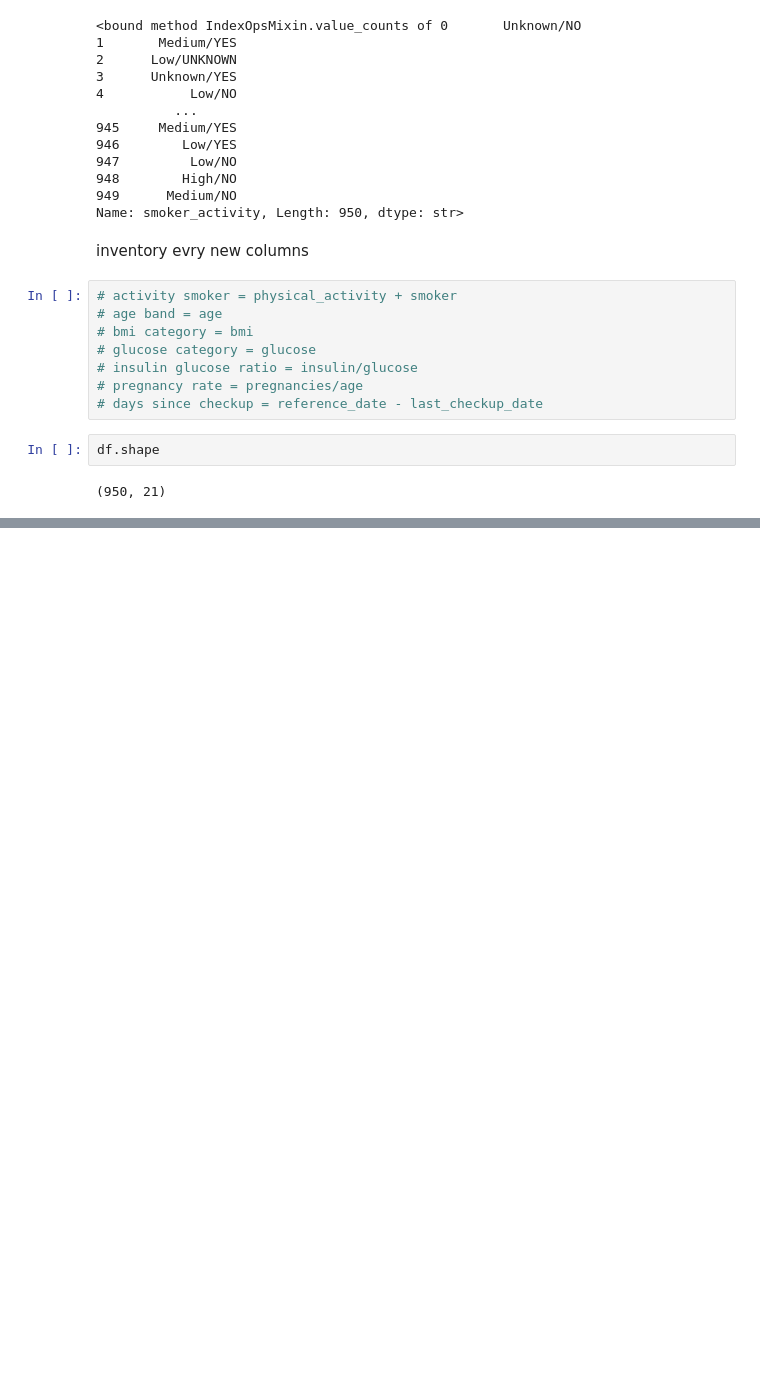
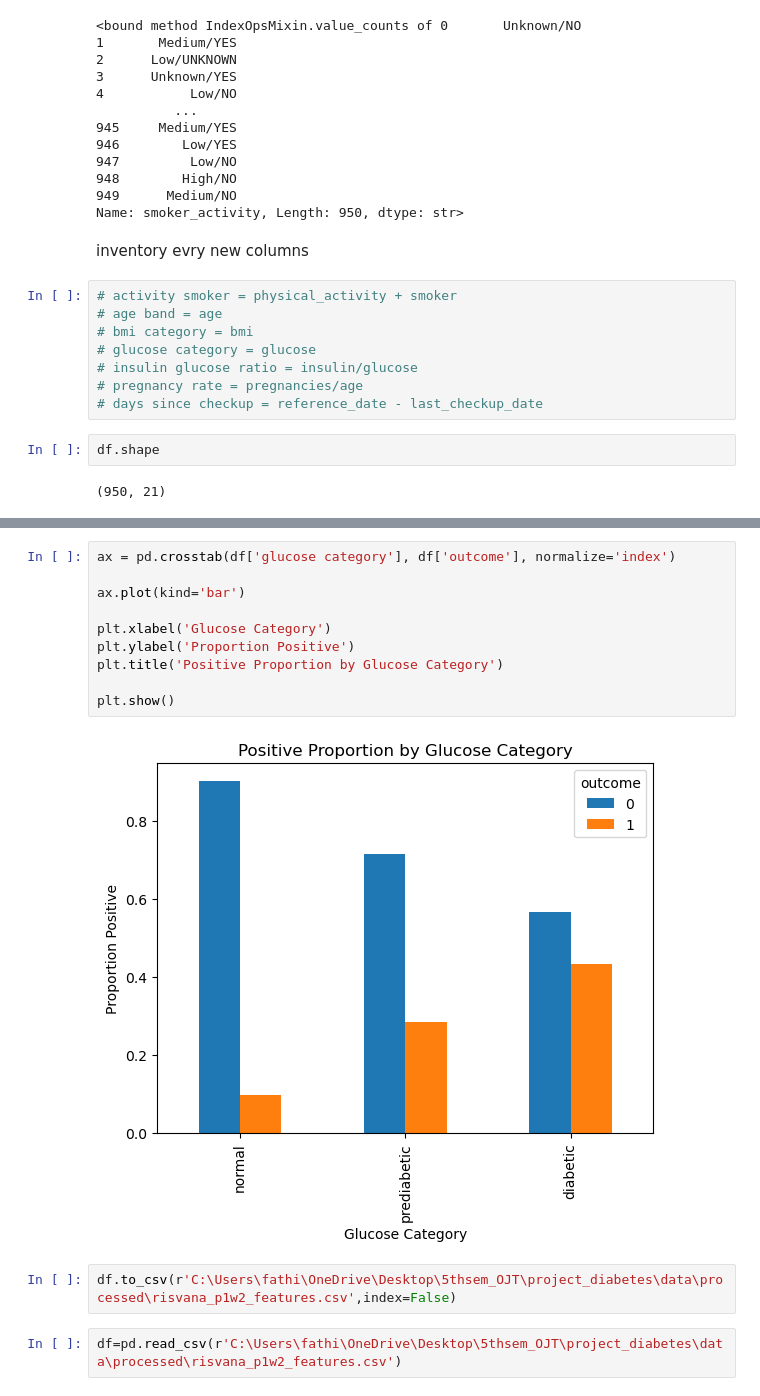
Before and after one commit to risvana-a/project1-diabates, a Jupyter notebook: notebooks/risvana_d2.ipynb, the cells around one changed output, grey strips where cells are left out. Drawn from its saved outputs; the diff is of its cells as text; blank space fills up the shorter version.

```diff
--- a/notebooks/risvana_d2.ipynb
+++ b/notebooks/risvana_d2.ipynb
@@ -194,0 +272,16 @@ df.shape
+# %%
+ax = pd.crosstab(df['glucose category'], df['outcome'], normalize='index')
+
+ax.plot(kind='bar')
+
+plt.xlabel('Glucose Category')
+plt.ylabel('Proportion Positive')
+plt.title('Positive Proportion by Glucose Category')
+
+plt.show()
+# %% [output]
+[figure, added]
+# %%
+df.to_csv(r'C:\Users\fathi\OneDrive\Desktop\5thsem_OJT\project_diabetes\data\processed\risvana_p1w2_features.csv',index=False)
+# %%
+df=pd.read_csv(r'C:\Users\fathi\OneDrive\Desktop\5thsem_OJT\project_diabetes\data\processed\risvana_p1w2_features.csv')
```
Also changed, not shown: parts of 16 cells of this notebook, 1 other file.
